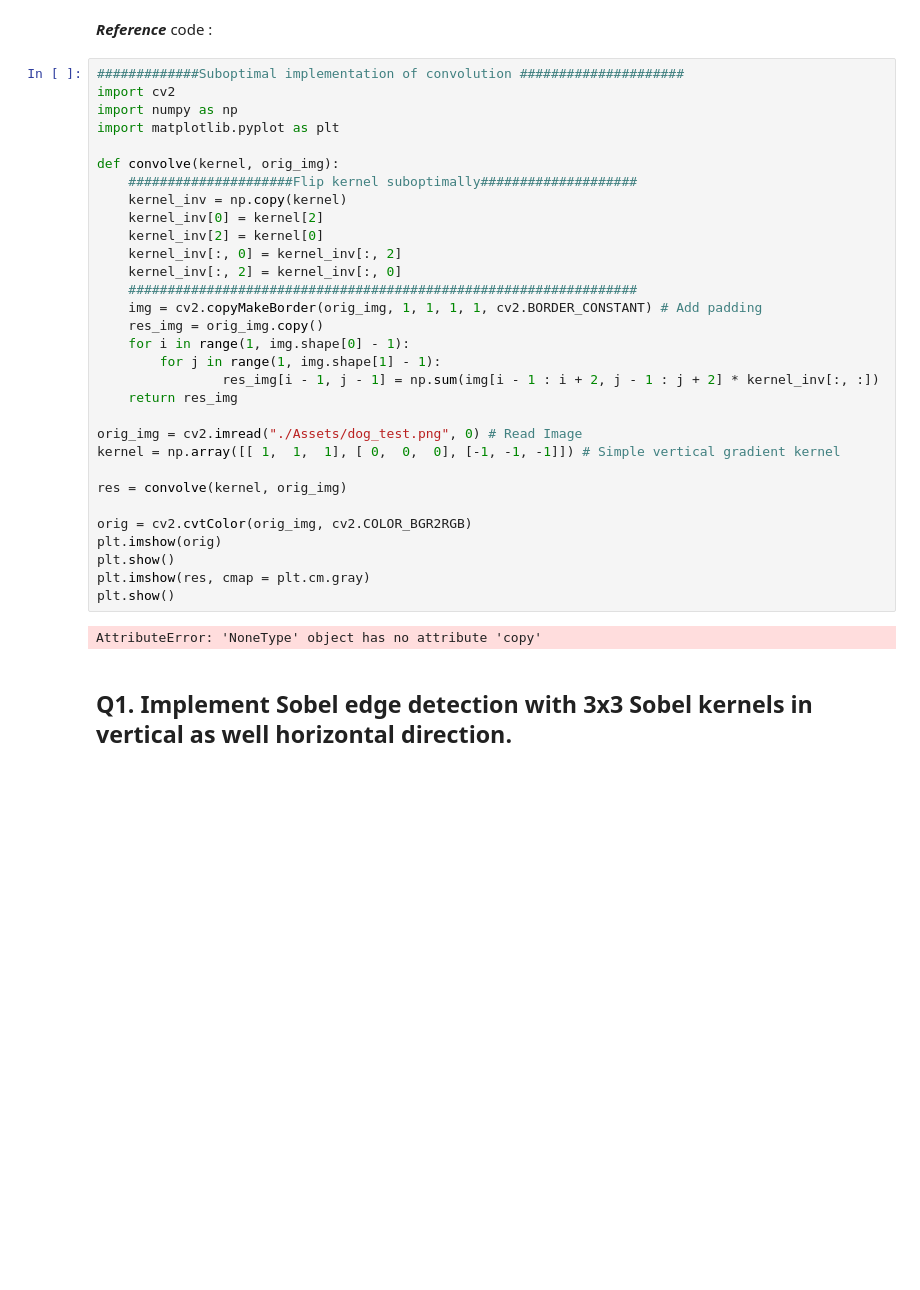
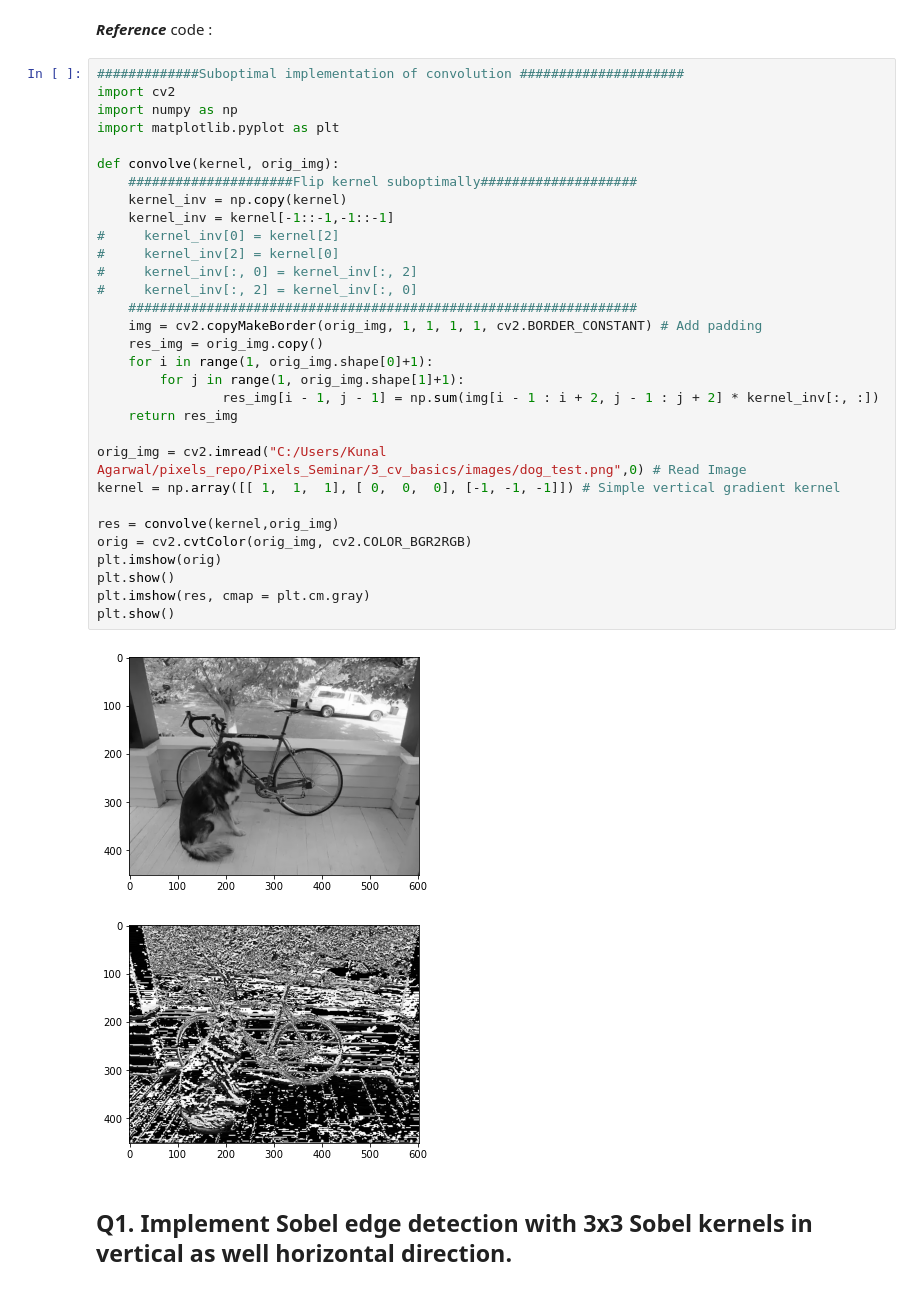
Before and after one commit to KunalA18/pixels_assignment_68, a Jupyter notebook: 7_image_processing_assignments-checkpoint.ipynb, the cells around one changed output. Drawn from its saved outputs; the diff is of its cells as text; blank space fills up the shorter version.

```diff
--- a/7_image_processing_assignments-checkpoint.ipynb
+++ b/7_image_processing_assignments-checkpoint.ipynb
@@ -142,36 +151,37 @@ y
 # %%
 #############Suboptimal implementation of convolution #####################
 import cv2
 import numpy as np
 import matplotlib.pyplot as plt
 
 def convolve(kernel, orig_img):
     #####################Flip kernel suboptimally####################
     kernel_inv = np.copy(kernel)
-    kernel_inv[0] = kernel[2]
-    kernel_inv[2] = kernel[0]
-    kernel_inv[:, 0] = kernel_inv[:, 2]
-    kernel_inv[:, 2] = kernel_inv[:, 0]
+    kernel_inv = kernel[-1::-1,-1::-1]
+#     kernel_inv[0] = kernel[2]
+#     kernel_inv[2] = kernel[0]
+#     kernel_inv[:, 0] = kernel_inv[:, 2]
+#     kernel_inv[:, 2] = kernel_inv[:, 0]
     #################################################################
     img = cv2.copyMakeBorder(orig_img, 1, 1, 1, 1, cv2.BORDER_CONSTANT) # Add padding
     res_img = orig_img.copy()
-    for i in range(1, img.shape[0] - 1):
-        for j in range(1, img.shape[1] - 1):
+    for i in range(1, orig_img.shape[0]+1):
+        for j in range(1, orig_img.shape[1]+1):
                 res_img[i - 1, j - 1] = np.sum(img[i - 1 : i + 2, j - 1 : j + 2] * kernel_inv[:, :])
     return res_img
 
-orig_img = cv2.imread("./Assets/dog_test.png", 0) # Read Image
+orig_img = cv2.imread("C:/Users/Kunal Agarwal/pixels_repo/Pixels_Seminar/3_cv_basics/images/dog_test.png",0) # Read Image
 kernel = np.array([[ 1,  1,  1], [ 0,  0,  0], [-1, -1, -1]]) # Simple vertical gradient kernel
 
-res = convolve(kernel, orig_img)
-
+res = convolve(kernel,orig_img)
 orig = cv2.cvtColor(orig_img, cv2.COLOR_BGR2RGB)
 plt.imshow(orig)
 plt.show()
 plt.imshow(res, cmap = plt.cm.gray)
 plt.show()
 # %% [output]
-AttributeError: 'NoneType' object has no attribute 'copy'
+[figure, added]
+[figure, added]
 # %% [markdown]
 ## Q1. Implement Sobel edge detection with 3x3 Sobel kernels in vertical as well horizontal direction.
 # %% [markdown]
```
Also changed, not shown: parts of 21 cells of this notebook.
